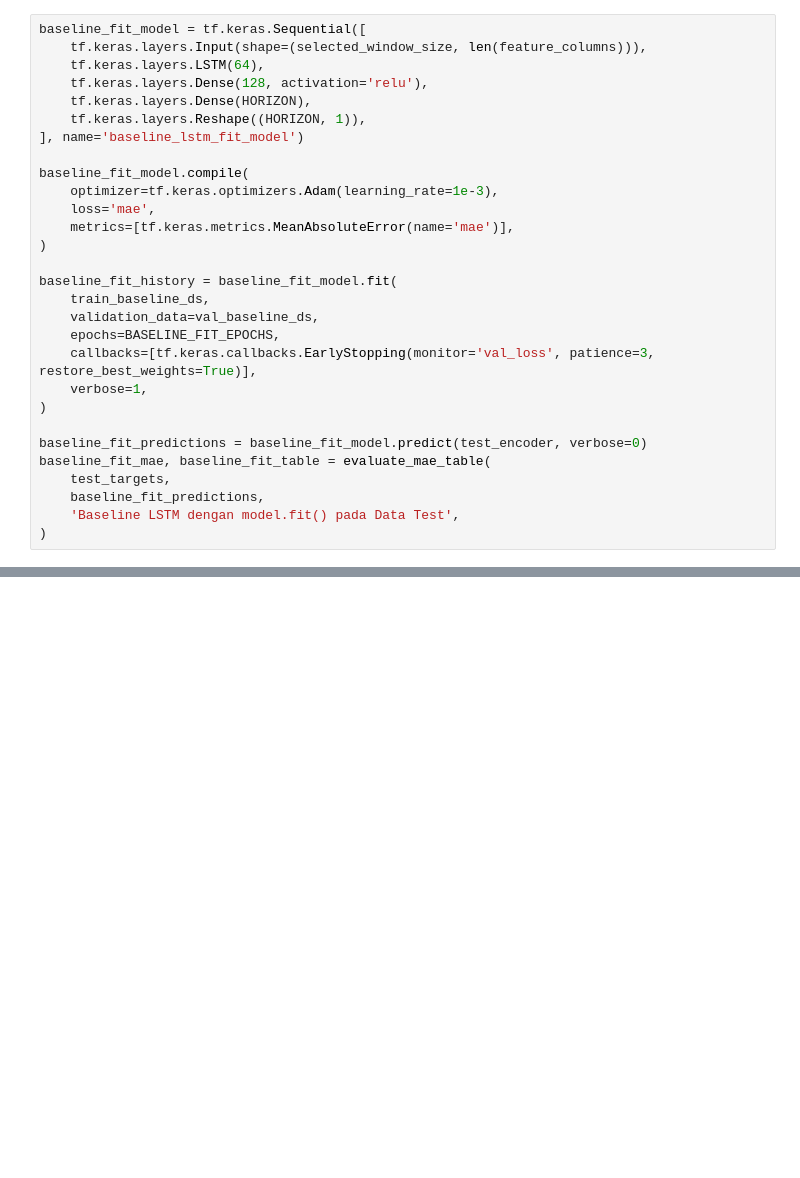
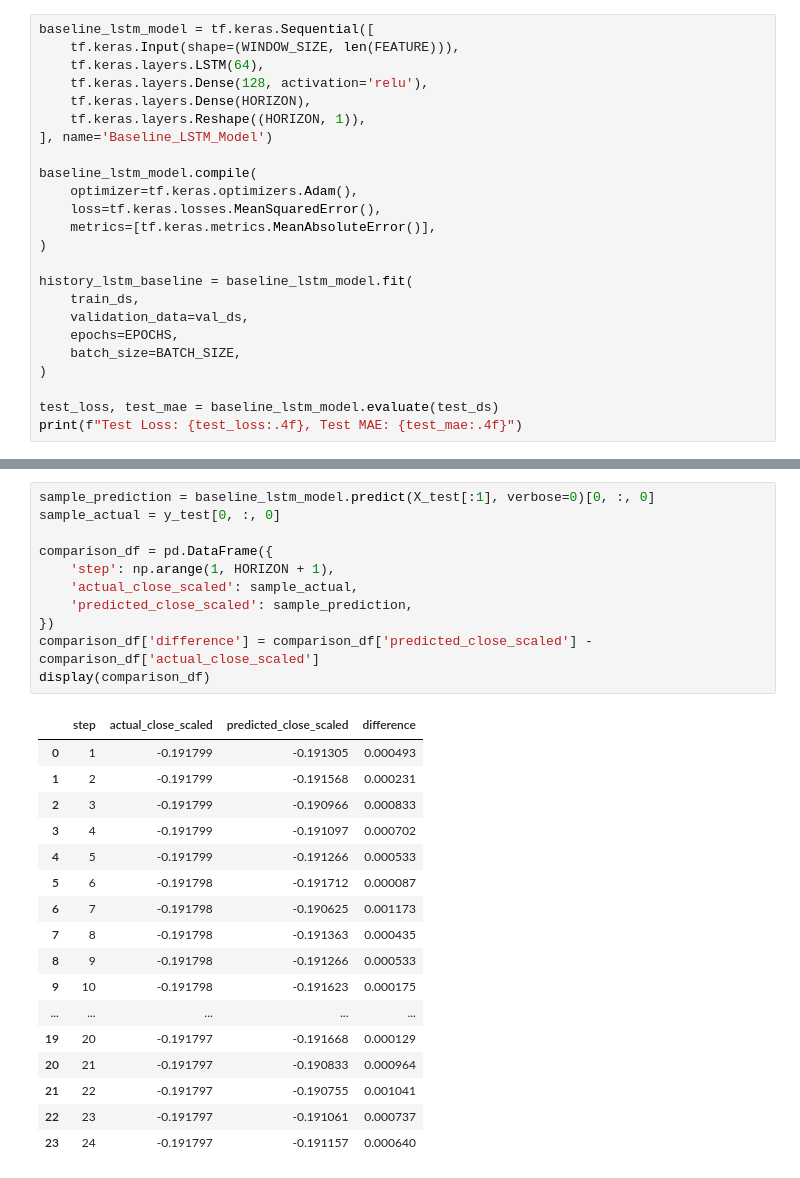
Before and after one commit to AbiyaMakruf/Dicoding-MembangunProyekDeepLearningTingkatMahir, a Jupyter notebook: Abiyamf_Submission_Akhir_DLTM.ipynb, the cells around one changed output, grey strips where cells are left out. Cells and saved outputs as stored; diff of their text form; blank space fills up the shorter version.

```diff
--- a/Abiyamf_Submission_Akhir_DLTM.ipynb
+++ b/Abiyamf_Submission_Akhir_DLTM.ipynb
@@ -356,30 +174,25 @@ Seq2Seq batch shapes: (64, 24, 8) (64, 24, 1) (64, 24, 1)
 # %%
-baseline_fit_model = tf.keras.Sequential([
-    tf.keras.layers.Input(shape=(selected_window_size, len(feature_columns))),
+baseline_lstm_model = tf.keras.Sequential([
+    tf.keras.Input(shape=(WINDOW_SIZE, len(FEATURE))),
     tf.keras.layers.LSTM(64),
     tf.keras.layers.Dense(128, activation='relu'),
     tf.keras.layers.Dense(HORIZON),
     tf.keras.layers.Reshape((HORIZON, 1)),
-], name='baseline_lstm_fit_model')
+], name='Baseline_LSTM_Model')
 
-baseline_fit_model.compile(
-    optimizer=tf.keras.optimizers.Adam(learning_rate=1e-3),
-    loss='mae',
-    metrics=[tf.keras.metrics.MeanAbsoluteError(name='mae')],
+baseline_lstm_model.compile(
+    optimizer=tf.keras.optimizers.Adam(),
+    loss=tf.keras.losses.MeanSquaredError(),
+    metrics=[tf.keras.metrics.MeanAbsoluteError()],
 )
 
-baseline_fit_history = baseline_fit_model.fit(
-    train_baseline_ds,
-    validation_data=val_baseline_ds,
-    epochs=BASELINE_FIT_EPOCHS,
-    callbacks=[tf.keras.callbacks.EarlyStopping(monitor='val_loss', patience=3, restore_best_weights=True)],
-    verbose=1,
+history_lstm_baseline = baseline_lstm_model.fit(
+    train_ds,
+    validation_data=val_ds,
+    epochs=EPOCHS,
+    batch_size=BATCH_SIZE,
 )
 
-baseline_fit_predictions = baseline_fit_model.predict(test_encoder, verbose=0)
-baseline_fit_mae, baseline_fit_table = evaluate_mae_table(
-    test_targets,
-    baseline_fit_predictions,
-    'Baseline LSTM dengan model.fit() pada Data Test',
-)
+test_loss, test_mae = baseline_lstm_model.evaluate(test_ds)
+print(f"Test Loss: {test_loss:.4f}, Test MAE: {test_mae:.4f}")
 # %% [output]
@@ -1008,0 +216,29 @@ Learning rate reduced from 0.000250 to 0.000125 at epoch 016
+# %%
+sample_prediction = baseline_lstm_model.predict(X_test[:1], verbose=0)[0, :, 0]
+sample_actual = y_test[0, :, 0]
+
+comparison_df = pd.DataFrame({
+    'step': np.arange(1, HORIZON + 1),
+    'actual_close_scaled': sample_actual,
+    'predicted_close_scaled': sample_prediction,
+})
+comparison_df['difference'] = comparison_df['predicted_close_scaled'] - comparison_df['actual_close_scaled']
+display(comparison_df)
+# %% [output]
+|  | step | actual_close_scaled | predicted_close_scaled | difference |
+| 0 | 1 | -0.191799 | -0.191305 | 0.000493 |
+| 1 | 2 | -0.191799 | -0.191568 | 0.000231 |
+| 2 | 3 | -0.191799 | -0.190966 | 0.000833 |
+| 3 | 4 | -0.191799 | -0.191097 | 0.000702 |
+| 4 | 5 | -0.191799 | -0.191266 | 0.000533 |
+| 5 | 6 | -0.191798 | -0.191712 | 0.000087 |
+| 6 | 7 | -0.191798 | -0.190625 | 0.001173 |
+| 7 | 8 | -0.191798 | -0.191363 | 0.000435 |
+| 8 | 9 | -0.191798 | -0.191266 | 0.000533 |
+| 9 | 10 | -0.191798 | -0.191623 | 0.000175 |
+| ... | ... | ... | ... | ... |
+| 19 | 20 | -0.191797 | -0.191668 | 0.000129 |
+| 20 | 21 | -0.191797 | -0.190833 | 0.000964 |
+| 21 | 22 | -0.191797 | -0.190755 | 0.001041 |
+| 22 | 23 | -0.191797 | -0.191061 | 0.000737 |
+| 23 | 24 | -0.191797 | -0.191157 | 0.000640 |
```
Also changed, not shown: parts of 30 cells of this notebook, 8 other files.
